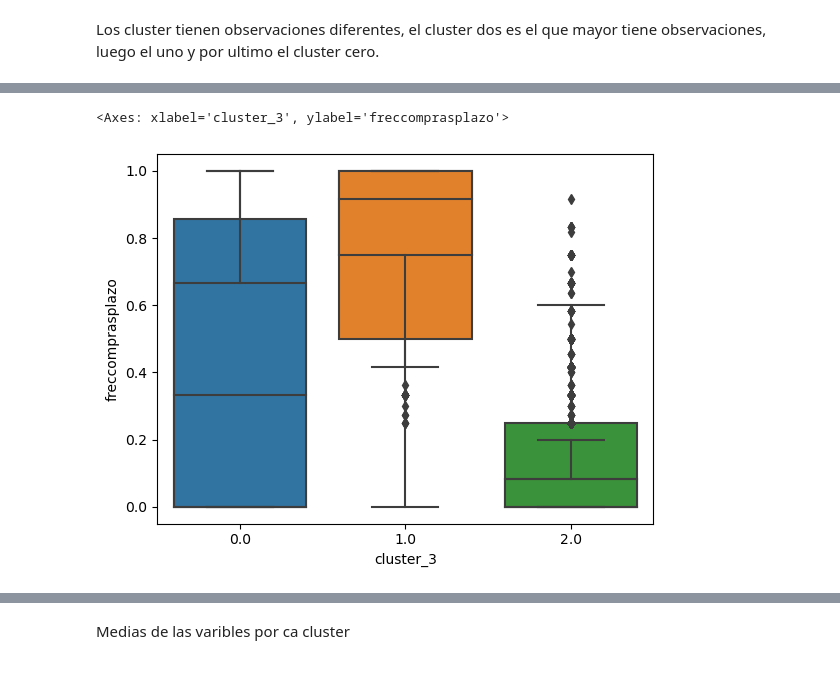
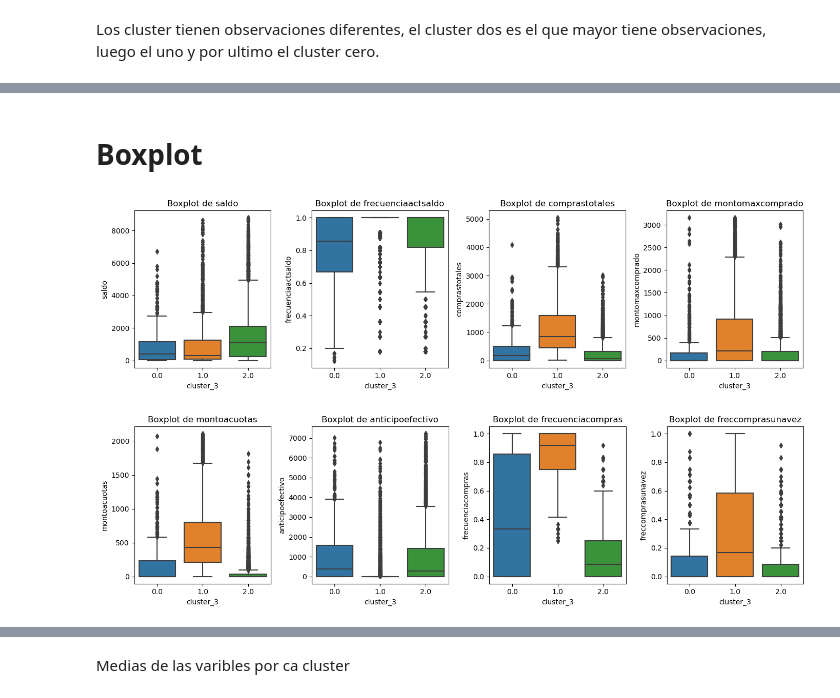
Before and after one commit to Juanisazalu/Analitica2_trabajo2, a Jupyter notebook: Interpretación_cluster.ipynb, the cells around one changed output, grey strips where cells are left out. Drawn from its saved outputs; the diff is of its cells as text; code cells hidden in the pictures.

```diff
--- a/Interpretación_cluster.ipynb
+++ b/Interpretación_cluster.ipynb
@@ -159,7 +102,68 @@ TypeError: ufunc 'divide' not supported for the input types, and the inputs coul
-# %%
-
-sns.boxplot(y = df["frecuenciacompras"], x = df["cluster_3"])
-sns.boxplot(y = df["freccomprasplazo"], x = df["cluster_3"])
-# %% [output]
-<Axes: xlabel='cluster_3', ylabel='freccomprasplazo'>
-[figure, removed]
+# %% [markdown]
+# Boxplot
+# %%
+fig, axes = plt.subplots(1, 4, figsize=(14, 4))
+
+# Primer boxplot
+sns.boxplot(x="cluster_3", y="saldo", data=df, ax=axes[0])
+axes[0].set_title("Boxplot de saldo")
+axes[0].set_xlabel("cluster_3")
+axes[0].set_ylabel("saldo")
+
+# Segundo boxplot
+sns.boxplot(x="cluster_3", y="frecuenciaactsaldo", data=df, ax=axes[1])
+axes[1].set_title("Boxplot de frecuenciaactsaldo")
+axes[1].set_xlabel("cluster_3")
+axes[1].set_ylabel("frecuenciaactsaldo")
+
+# Segundo boxplot
+sns.boxplot(x="cluster_3", y="comprastotales", data=df, ax=axes[2])
+axes[2].set_title("Boxplot de comprastotales")
+axes[2].set_xlabel("cluster_3")
+axes[2].set_ylabel("comprastotales")
+
+# Segundo boxplot
+sns.boxplot(x="cluster_3", y="montomaxcomprado", data=df, ax=axes[3])
+axes[3].set_title("Boxplot de montomaxcomprado")
+axes[3].set_xlabel("cluster_3")
+axes[3].set_ylabel("montomaxcomprado")
+# Ajustar el diseño
+plt.tight_layout()
+
+# Mostrar la figura con ambos subgráficos
+plt.show()
+# %% [output]
+[figure, added]
+# %%
+fig, axes = plt.subplots(1, 4, figsize=(14, 4))
+
+# Primer boxplot
+sns.boxplot(x="cluster_3", y="montoacuotas", data=df, ax=axes[0])
+axes[0].set_title("Boxplot de montoacuotas")
+axes[0].set_xlabel("cluster_3")
+axes[0].set_ylabel("montoacuotas")
+
+# Segundo boxplot
+sns.boxplot(x="cluster_3", y="anticipoefectivo", data=df, ax=axes[1])
+axes[1].set_title("Boxplot de anticipoefectivo")
+axes[1].set_xlabel("cluster_3")
+axes[1].set_ylabel("anticipoefectivo")
+
+# Segundo boxplot
+sns.boxplot(x="cluster_3", y="frecuenciacompras", data=df, ax=axes[2])
+axes[2].set_title("Boxplot de frecuenciacompras")
+axes[2].set_xlabel("cluster_3")
+axes[2].set_ylabel("frecuenciacompras")
+
+# Segundo boxplot
+sns.boxplot(x="cluster_3", y="freccomprasunavez", data=df, ax=axes[3])
+axes[3].set_title("Boxplot de freccomprasunavez")
+axes[3].set_xlabel("cluster_3")
+axes[3].set_ylabel("freccomprasunavez")
+# Ajustar el diseño
+plt.tight_layout()
+
+# Mostrar la figura con ambos subgráficos
+plt.show()
+# %% [output]
+[figure, added]
```
Also changed, not shown: parts of 12 cells of this notebook.
